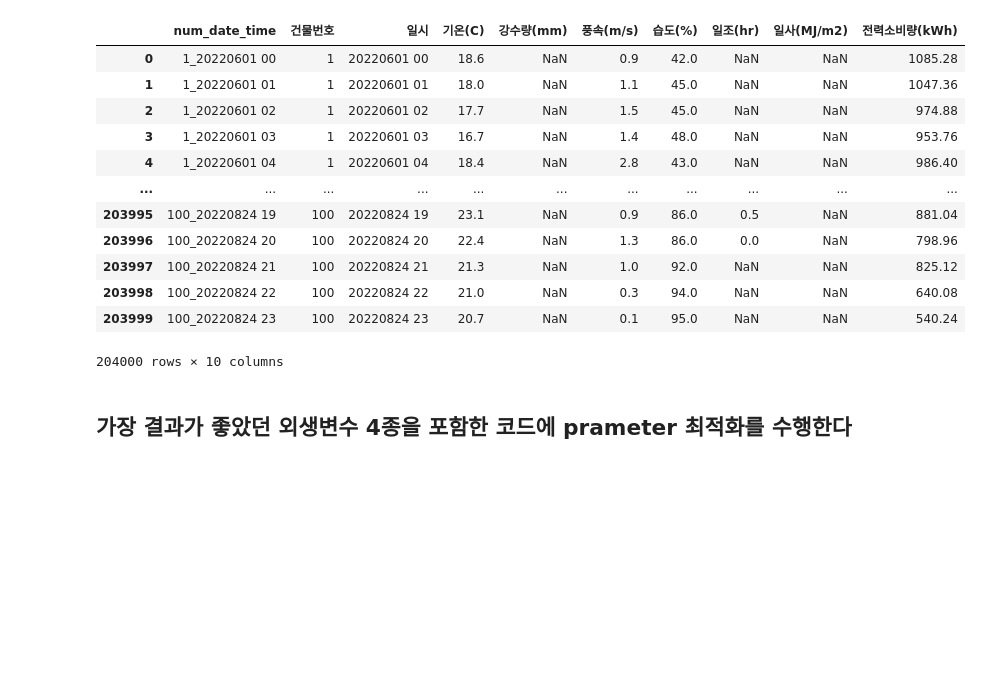
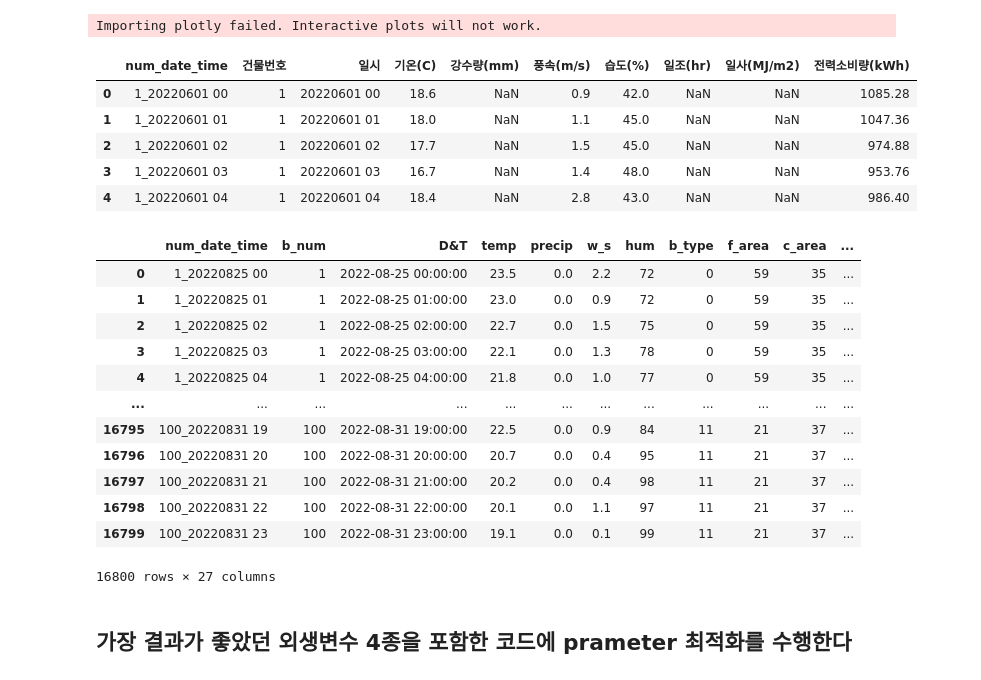
Before and after one commit to Jonghyun-Park1027/Competition3, a Jupyter notebook: JH/Prophet_add_regressor.ipynb, the cells around one changed output. Drawn from its saved outputs; the diff is of its cells as text; code cells hidden in the pictures; blank space fills up the shorter version.

```diff
--- a/JH/Prophet_add_regressor.ipynb
+++ b/JH/Prophet_add_regressor.ipynb
@@ -8,12 +8,17 @@ import pandas as pd
 from prophet import Prophet
 import matplotlib.pyplot as plt
 import koreanize_matplotlib
+# from sklearn.metrics import mean_absolute_percentage_error as mape
 from tqdm.auto import tqdm
+from sklearn.cluster import KMeans
+# import logging
+# logging.getLogger('Prophet').setLevel(logging.ERROR)
+from sklearn.ensemble import RandomForestRegressor, GradientBoostingRegressor
+from sklearn.metrics import mean_absolute_percentage_error as mape
+from sklearn.model_selection import train_test_split
+from sklearn.preprocessing import LabelEncoder
+
+pd.set_option('display.max_columns', None)
 warnings.filterwarnings(action='ignore')
-def seed_everything(seed):
-    random.seed(seed)
-    os.environ['PYTHONHASHSEED'] = str(seed)
-    np.random.seed(seed)
-
-
-seed_everything(42)  # Seed 고정
+# %% [output]
+Importing plotly failed. Interactive plots will not work.
@@ -22,18 +35,11 @@ info = pd.read_csv('./building_info.csv')
 train_df = pd.read_csv('./train.csv')
 test_df = pd.read_csv('./test.csv')
 # %%
-train_df
+train_df.head()
 # %% [output]
 |  | num_date_time | 건물번호 | 일시 | 기온(C) | 강수량(mm) | 풍속(m/s) | 습도(%) | 일조(hr) | 일사(MJ/m2) | 전력소비량(kWh) |
 | 0 | 1_20220601 00 | 1 | 20220601 00 | 18.6 | NaN | 0.9 | 42.0 | NaN | NaN | 1085.28 |
 | 1 | 1_20220601 01 | 1 | 20220601 01 | 18.0 | NaN | 1.1 | 45.0 | NaN | NaN | 1047.36 |
 | 2 | 1_20220601 02 | 1 | 20220601 02 | 17.7 | NaN | 1.5 | 45.0 | NaN | NaN | 974.88 |
 | 3 | 1_20220601 03 | 1 | 20220601 03 | 16.7 | NaN | 1.4 | 48.0 | NaN | NaN | 953.76 |
 | 4 | 1_20220601 04 | 1 | 20220601 04 | 18.4 | NaN | 2.8 | 43.0 | NaN | NaN | 986.40 |
-| ... | ... | ... | ... | ... | ... | ... | ... | ... | ... | ... |
-| 203995 | 100_20220824 19 | 100 | 20220824 19 | 23.1 | NaN | 0.9 | 86.0 | 0.5 | NaN | 881.04 |
-| 203996 | 100_20220824 20 | 100 | 20220824 20 | 22.4 | NaN | 1.3 | 86.0 | 0.0 | NaN | 798.96 |
-| 203997 | 100_20220824 21 | 100 | 20220824 21 | 21.3 | NaN | 1.0 | 92.0 | NaN | NaN | 825.12 |
-| 203998 | 100_20220824 22 | 100 | 20220824 22 | 21.0 | NaN | 0.3 | 94.0 | NaN | NaN | 640.08 |
-| 203999 | 100_20220824 23 | 100 | 20220824 23 | 20.7 | NaN | 0.1 | 95.0 | NaN | NaN | 540.24 |
-204000 rows × 10 columns
@@ -40,2 +141,24 @@ train_df
+# %%
+test_df = make_data(test_df)
+test_df = test_df.merge(df_clust[['b_num','km_cluster']], on='b_num', how='left')
+km_d = pd.get_dummies(test_df['km_cluster'], prefix='km', drop_first=False)
+# prophet 형태로 전환
+train_df.rename(columns={"D&T": "ds", "power": "y"}, inplace=True)
+train_df = train_df.fillna(0)
+test_df = pd.concat([test_df, km_d], axis=1)
+# %% [output]
+|  | num_date_time | b_num | D&T | temp | precip | w_s | hum | b_type | f_area | c_area | ... |
+| 0 | 1_20220825 00 | 1 | 2022-08-25 00:00:00 | 23.5 | 0.0 | 2.2 | 72 | 0 | 59 | 35 | ... |
+| 1 | 1_20220825 01 | 1 | 2022-08-25 01:00:00 | 23.0 | 0.0 | 0.9 | 72 | 0 | 59 | 35 | ... |
+| 2 | 1_20220825 02 | 1 | 2022-08-25 02:00:00 | 22.7 | 0.0 | 1.5 | 75 | 0 | 59 | 35 | ... |
+| 3 | 1_20220825 03 | 1 | 2022-08-25 03:00:00 | 22.1 | 0.0 | 1.3 | 78 | 0 | 59 | 35 | ... |
+| 4 | 1_20220825 04 | 1 | 2022-08-25 04:00:00 | 21.8 | 0.0 | 1.0 | 77 | 0 | 59 | 35 | ... |
+| ... | ... | ... | ... | ... | ... | ... | ... | ... | ... | ... | ... |
+| 16795 | 100_20220831 19 | 100 | 2022-08-31 19:00:00 | 22.5 | 0.0 | 0.9 | 84 | 11 | 21 | 37 | ... |
+| 16796 | 100_20220831 20 | 100 | 2022-08-31 20:00:00 | 20.7 | 0.0 | 0.4 | 95 | 11 | 21 | 37 | ... |
+| 16797 | 100_20220831 21 | 100 | 2022-08-31 21:00:00 | 20.2 | 0.0 | 0.4 | 98 | 11 | 21 | 37 | ... |
+| 16798 | 100_20220831 22 | 100 | 2022-08-31 22:00:00 | 20.1 | 0.0 | 1.1 | 97 | 11 | 21 | 37 | ... |
+| 16799 | 100_20220831 23 | 100 | 2022-08-31 23:00:00 | 19.1 | 0.0 | 0.1 | 99 | 11 | 21 | 37 | ... |
+16800 rows × 27 columns
 # %% [markdown]
 ## 가장 결과가 좋았던 외생변수 4종을 포함한 코드에 prameter 최적화를 수행한다
```
Also changed, not shown: parts of 12 cells of this notebook, 3 other files.
